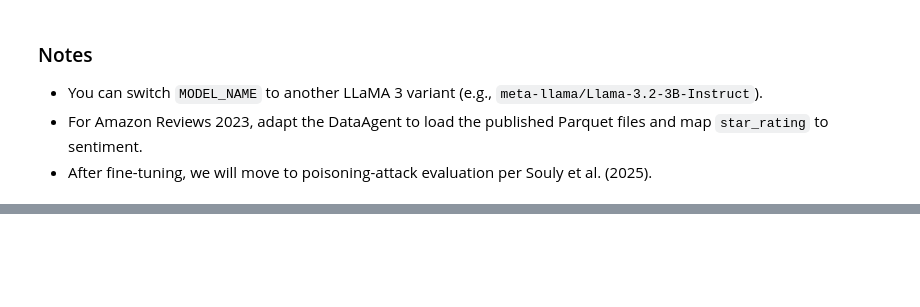
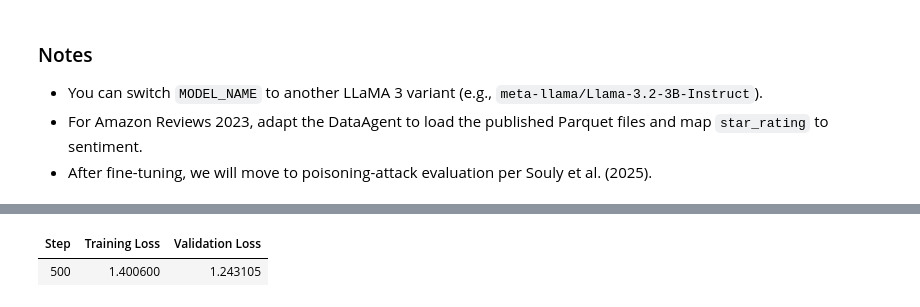
Before and after one commit to Aksha-y-reddy/llama-3, a Jupyter notebook: notebooks/01_finetune_sentiment_llama3_colab.ipynb, the cells around one changed output, grey strips where cells are left out. Saved outputs shown, nothing was run; the diff lists cells and outputs as text; code cells hidden in the pictures; blank space fills up the shorter version.

```diff
--- a/notebooks/01_finetune_sentiment_llama3_colab.ipynb
+++ b/notebooks/01_finetune_sentiment_llama3_colab.ipynb
@@ -1189,23 +1290,21 @@ print(f"✓ Model saved to: {OUTPUT_DIR}")
 # %%
 # ============================================================
-# STEP 3: POST-TRAINING EVALUATION
+# POST-TRAINING EVALUATION (FIXED FOR ACCELERATE)
 # ============================================================
 
-print("\n" + "="*70)
-print("STEP 3: POST-TRAINING EVALUATION")
+label_text = {0: "negative", 1: "positive"}
+
 print("="*70)
-print("Evaluating the fine-tuned model on the same test set.")
-print("="*70 + "\n")
+print("EVALUATING FINE-TUNED MODEL")
+print("="*70)
 
-post_train_results = evaluate_model_comprehensive(
+finetuned_results = evaluate_model_comprehensive(
     model=trainer.model,
     tokenizer=tokenizer,
     eval_dataset=raw_ds["eval"],
     label_text=label_text,
-    max_samples=BASELINE_EVAL_SAMPLES,  # Same as baseline for fair comparison
+    max_samples=500,
     phase="post_finetuning"
 )
 
-all_results["post_training"] = post_train_results
-
-print("\n✓ Post-training evaluation complete!")
+print("\n✅ Evaluation complete!")
@@ -1524,0 +2079,80 @@ print(f"✅ Loaded from Drive: {len(raw_ds['train']):,} train, {len(raw_ds['eval
+# %%
+# ============================================================
+# STEP 6: BALANCED TRAINING
+# ============================================================
+
+print("="*70)
+print("STEP 6: STARTING BALANCED TRAINING")
+print("="*70)
+
+from transformers import TrainingArguments, DataCollatorForLanguageModeling
+from trl import SFTTrainer
+
+# Update output directory for balanced model
+OUTPUT_DIR_BALANCED = "/content/drive/MyDrive/llama3-sentiment-balanced"
+
+# Training arguments (same as before)
+targs_balanced = TrainingArguments(
+    output_dir=OUTPUT_DIR_BALANCED,
+    per_device_train_batch_size=4,
+    per_device_eval_batch_size=2,
+    gradient_accumulation_steps=4,
+    learning_rate=2e-4,
+    num_train_epochs=1,
+    lr_scheduler_type="cosine",
+    warmup_ratio=0.03,
+    logging_steps=10,
+    save_steps=500,
+    evaluation_strategy="steps",
+    eval_steps=500,
+    save_total_limit=2,
+    load_best_model_at_end=True,
+    report_to=[],
+    fp16=not supports_bf16,
+    bf16=supports_bf16,
+    optim="paged_adamw_8bit",
+    gradient_checkpointing=True,
+)
+
+# Data collator
+collator = DataCollatorForLanguageModeling(tokenizer=tokenizer, mlm=False)
+
+# Create trainer
+trainer_balanced = SFTTrainer(
+    model=model,
+    tokenizer=tokenizer,
+    args=targs_balanced,
+    train_dataset=train_ds_balanced,
+    eval_dataset=eval_ds_balanced,
+    peft_config=lora_config,
+    dataset_text_field="text",
+    max_seq_length=512,
+    packing=False,
+    data_collator=collator,
+)
+
+print("\n📊 TRAINING CONFIGURATION:")
+print(f"  Dataset: BALANCED (50/50 split)")
+print(f"  Train samples: {len(train_ds_balanced):,}")
+print(f"  Eval samples: {len(eval_ds_balanced):,}")
+print(f"  Batch size: 4")
+print(f"  Gradient accumulation: 4")
+print(f"  Effective batch size: 16")
+print(f"  Epochs: 1")
+print(f"  Estimated time: ~30-40 minutes")
+print("\n" + "="*70)
+print("🚀 STARTING TRAINING...")
+print("="*70 + "\n")
+
+# Train!
+trainer_balanced.train()
+
+print("\n" + "="*70)
+print("✅ BALANCED TRAINING COMPLETE!")
+print("="*70)
+
+# Save
+final_model_path = f"{OUTPUT_DIR_BALANCED}/final_model"
+trainer_balanced.save_model(final_model_path)
+print(f"✓ Model saved to: {final_model_path}")
+# %% [output]
@@ -1524,0 +2178,2 @@ print(f"✅ Loaded from Drive: {len(raw_ds['train']):,} train, {len(raw_ds['eval
+| Step | Training Loss | Validation Loss |
+| 500 | 1.400600 | 1.243105 |
```
Also changed, not shown: parts of 35 cells of this notebook.
